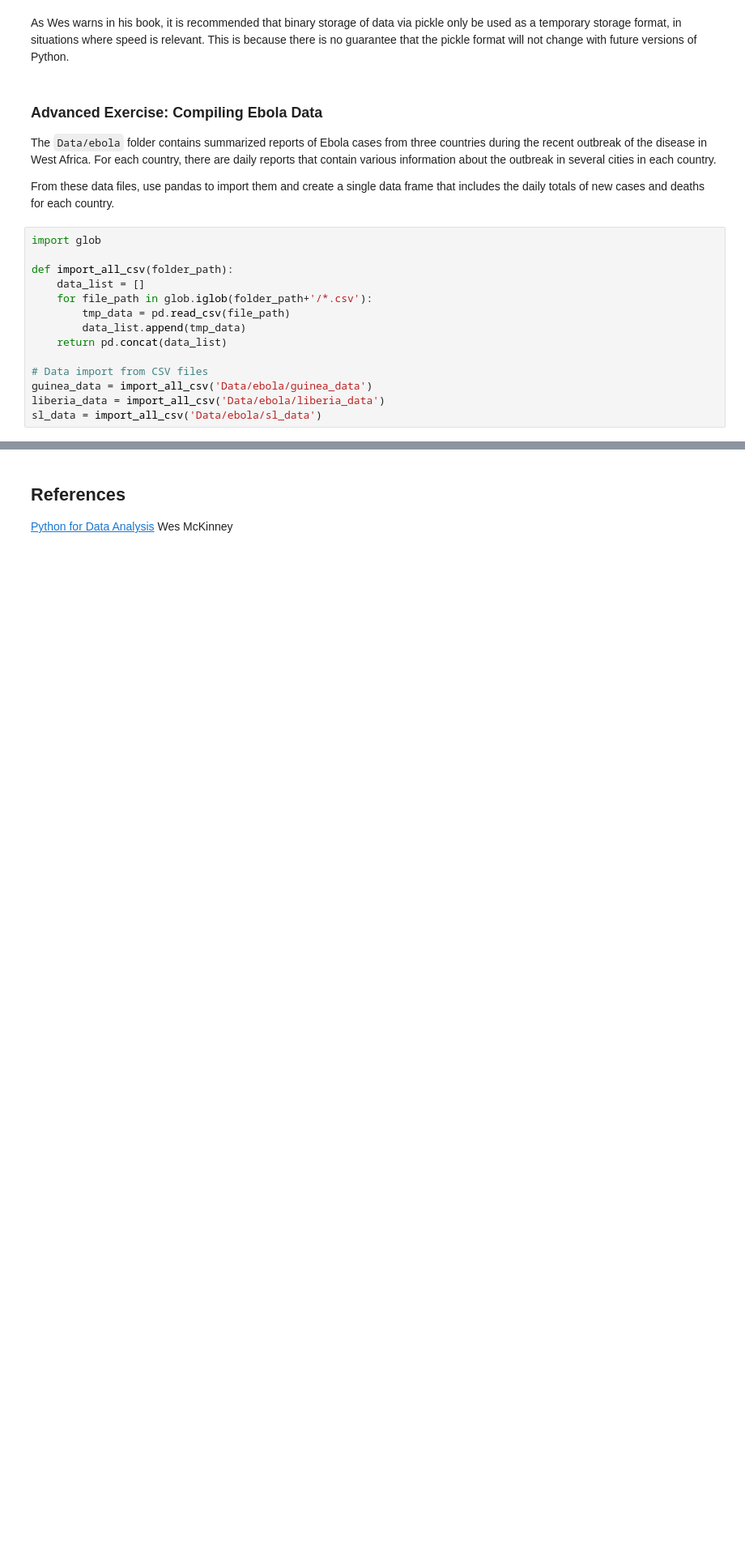
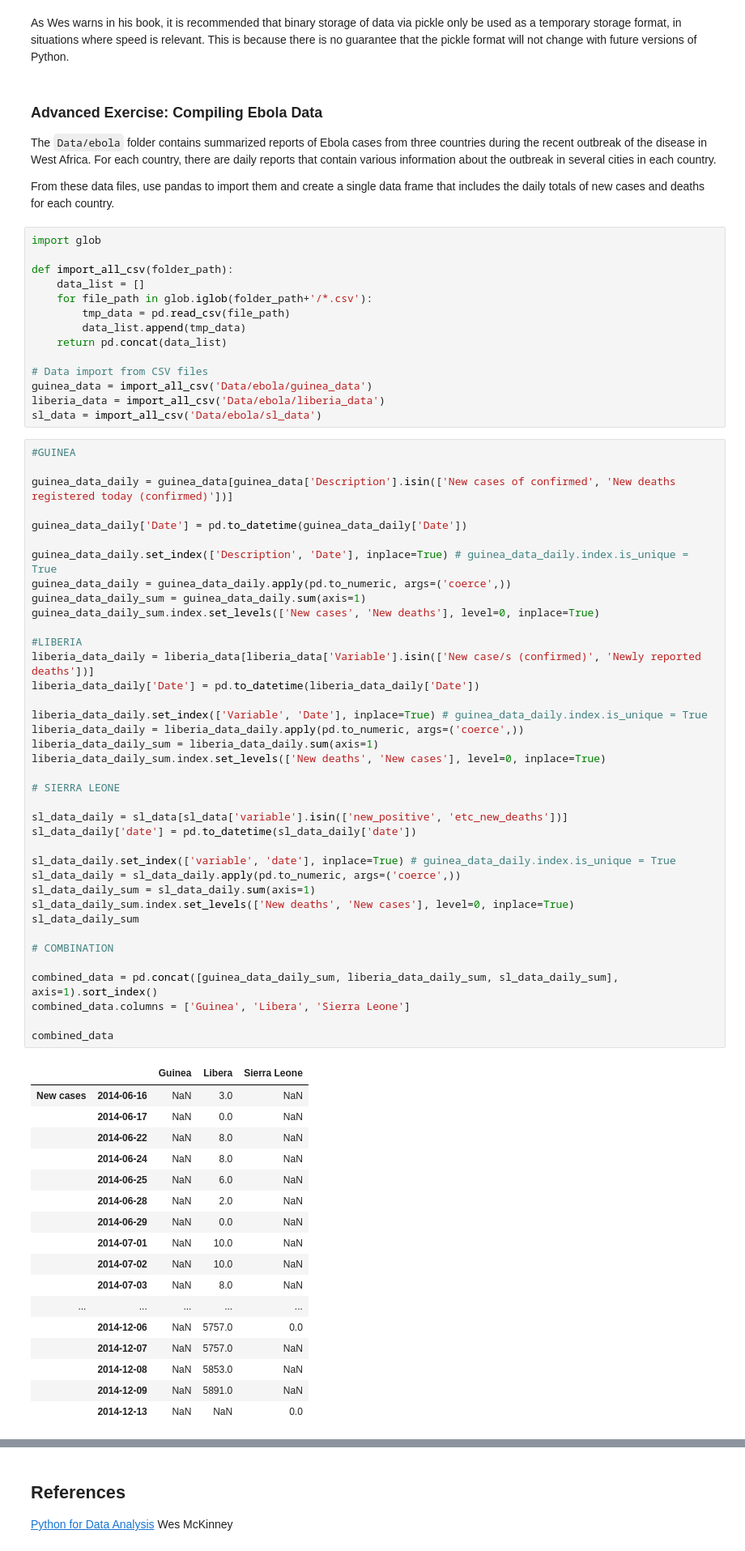
Before and after one commit to lfkrapp/literate-pancake, a Jupyter notebook: 01 - Pandas and Data Wrangling/Apolline - Intro to Pandas.ipynb, the cells around one changed output, grey strips where cells are left out. Shown at 81% size. Cells and saved outputs as stored; diff of their text form; blank space fills up the shorter version.

```diff
--- a/01 - Pandas and Data Wrangling/Apolline - Intro to Pandas.ipynb
+++ b/01 - Pandas and Data Wrangling/Apolline - Intro to Pandas.ipynb
@@ -2131,3 +2131,59 @@ def import_all_csv(folder_path):
 guinea_data = import_all_csv('Data/ebola/guinea_data')
 liberia_data = import_all_csv('Data/ebola/liberia_data')
 sl_data = import_all_csv('Data/ebola/sl_data')
+# %%
+#GUINEA
+
+guinea_data_daily = guinea_data[guinea_data['Description'].isin(['New cases of confirmed', 'New deaths registered today (confirmed)'])]
+
+guinea_data_daily['Date'] = pd.to_datetime(guinea_data_daily['Date'])
+
+guinea_data_daily.set_index(['Description', 'Date'], inplace=True) # guinea_data_daily.index.is_unique = True
+guinea_data_daily = guinea_data_daily.apply(pd.to_numeric, args=('coerce',))
+guinea_data_daily_sum = guinea_data_daily.sum(axis=1)
+guinea_data_daily_sum.index.set_levels(['New cases', 'New deaths'], level=0, inplace=True)
+
+#LIBERIA
+liberia_data_daily = liberia_data[liberia_data['Variable'].isin(['New case/s (confirmed)', 'Newly reported deaths'])]
+liberia_data_daily['Date'] = pd.to_datetime(liberia_data_daily['Date'])
+
+liberia_data_daily.set_index(['Variable', 'Date'], inplace=True) # guinea_data_daily.index.is_unique = True
+liberia_data_daily = liberia_data_daily.apply(pd.to_numeric, args=('coerce',))
+liberia_data_daily_sum = liberia_data_daily.sum(axis=1)
+liberia_data_daily_sum.index.set_levels(['New deaths', 'New cases'], level=0, inplace=True)
+
+# SIERRA LEONE
+
+sl_data_daily = sl_data[sl_data['variable'].isin(['new_positive', 'etc_new_deaths'])]
+sl_data_daily['date'] = pd.to_datetime(sl_data_daily['date'])
+
+sl_data_daily.set_index(['variable', 'date'], inplace=True) # guinea_data_daily.index.is_unique = True
+sl_data_daily = sl_data_daily.apply(pd.to_numeric, args=('coerce',))
+sl_data_daily_sum = sl_data_daily.sum(axis=1)
+sl_data_daily_sum.index.set_levels(['New deaths', 'New cases'], level=0, inplace=True)
+sl_data_daily_sum
+
+# COMBINATION
+
+combined_data = pd.concat([guinea_data_daily_sum, liberia_data_daily_sum, sl_data_daily_sum], axis=1).sort_index()
+combined_data.columns = ['Guinea', 'Libera', 'Sierra Leone']
+
+combined_data
+# %% [output]
+|  |  | Guinea | Libera | Sierra Leone |
+| New cases | 2014-06-16 | NaN | 3.0 | NaN |
+|  | 2014-06-17 | NaN | 0.0 | NaN |
+|  | 2014-06-22 | NaN | 8.0 | NaN |
+|  | 2014-06-24 | NaN | 8.0 | NaN |
+|  | 2014-06-25 | NaN | 6.0 | NaN |
+|  | 2014-06-28 | NaN | 2.0 | NaN |
+|  | 2014-06-29 | NaN | 0.0 | NaN |
+|  | 2014-07-01 | NaN | 10.0 | NaN |
+|  | 2014-07-02 | NaN | 10.0 | NaN |
+|  | 2014-07-03 | NaN | 8.0 | NaN |
+| ... | ... | ... | ... | ... |
+|  | 2014-12-06 | NaN | 5757.0 | 0.0 |
+|  | 2014-12-07 | NaN | 5757.0 | NaN |
+|  | 2014-12-08 | NaN | 5853.0 | NaN |
+|  | 2014-12-09 | NaN | 5891.0 | NaN |
+|  | 2014-12-13 | NaN | NaN | 0.0 |
```
Also changed, not shown: parts of 1 cell of this notebook.
